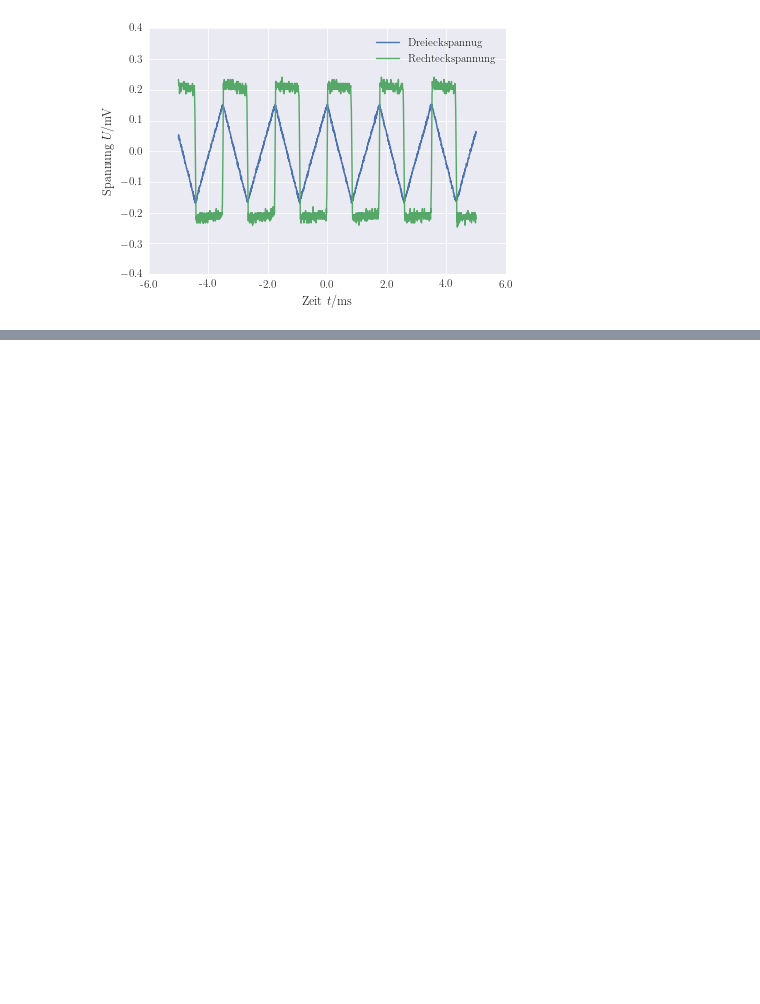
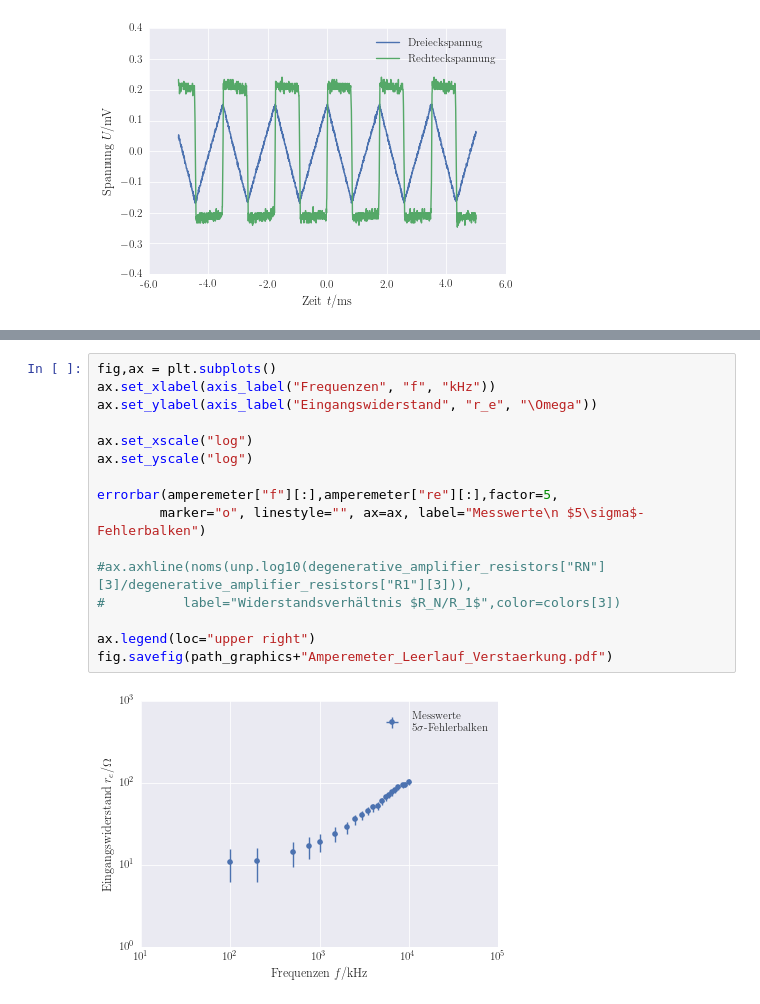
Before and after one commit to LuckyJosh/PhysikFP2015, a Jupyter notebook: 05_Operationsvertaerker[ ]/Python/Auswertung.ipynb, the cells around one changed output, grey strips where cells are left out. Drawn from its saved outputs; the diff is of its cells as text; blank space fills up the shorter version.

```diff
--- a/05_Operationsvertaerker[ ]/Python/Auswertung.ipynb
+++ b/05_Operationsvertaerker[ ]/Python/Auswertung.ipynb
@@ -887,0 +945,18 @@ fig.savefig(path_graphics+"Funktionsgenerator.pdf")
+# %%
+fig,ax = plt.subplots()
+ax.set_xlabel(axis_label("Frequenzen", "f", "kHz"))
+ax.set_ylabel(axis_label("Eingangswiderstand", "r_e", "\Omega"))
+
+ax.set_xscale("log")
+ax.set_yscale("log")
+
+errorbar(amperemeter["f"][:],amperemeter["re"][:],factor=5,
+        marker="o", linestyle="", ax=ax, label="Messwerte\n $5\sigma$-Fehlerbalken")
+
+#ax.axhline(noms(unp.log10(degenerative_amplifier_resistors["RN"][3]/degenerative_amplifier_resistors["R1"][3])),
+#          label="Widerstandsverhältnis $R_N/R_1$",color=colors[3])
+
+ax.legend(loc="upper right")
+fig.savefig(path_graphics+"Amperemeter_Leerlauf_Verstaerkung.pdf")
+# %% [output]
+[figure, added]
```
Also changed, not shown: parts of 11 cells of this notebook, 24 other files.
